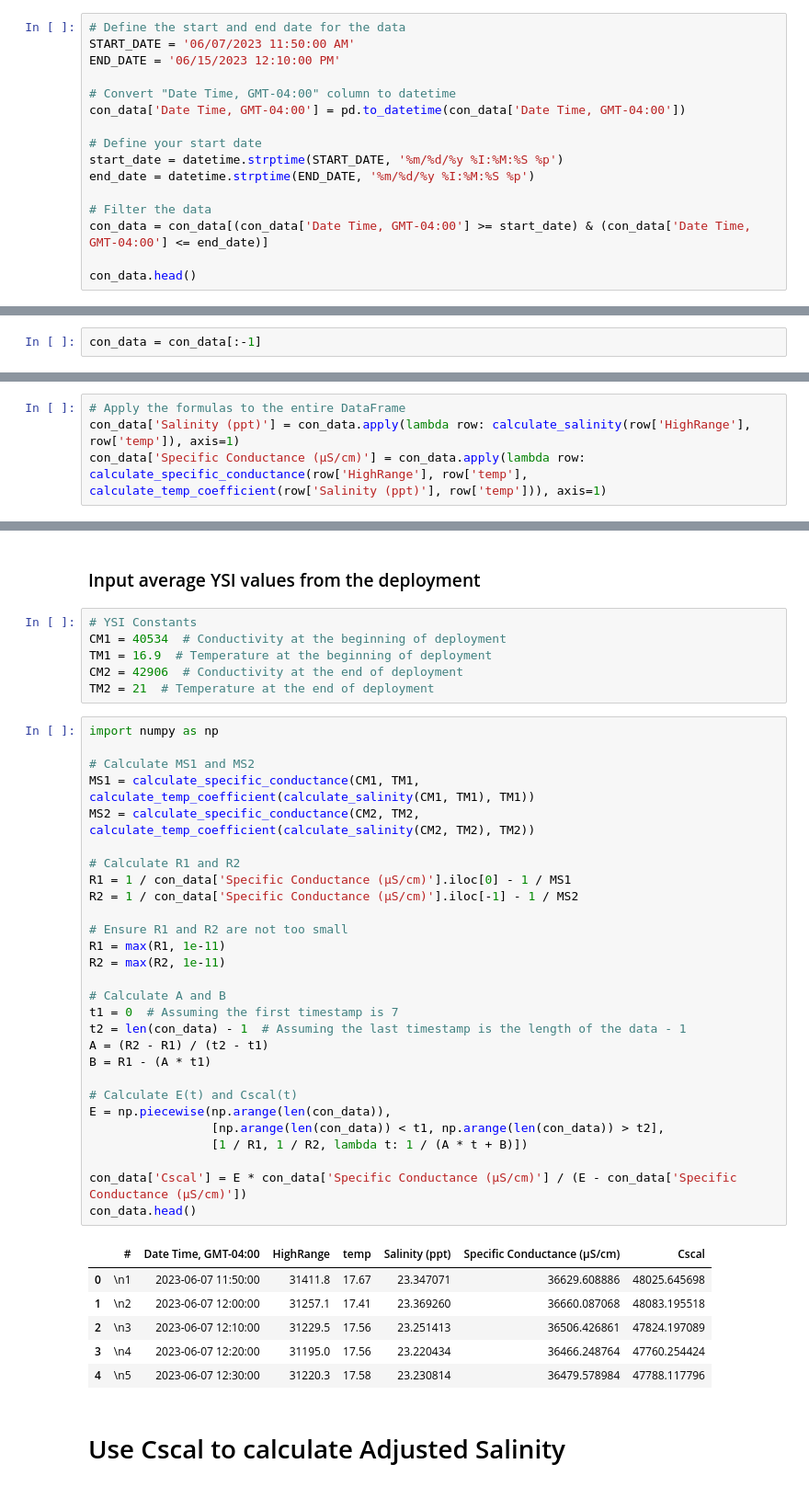
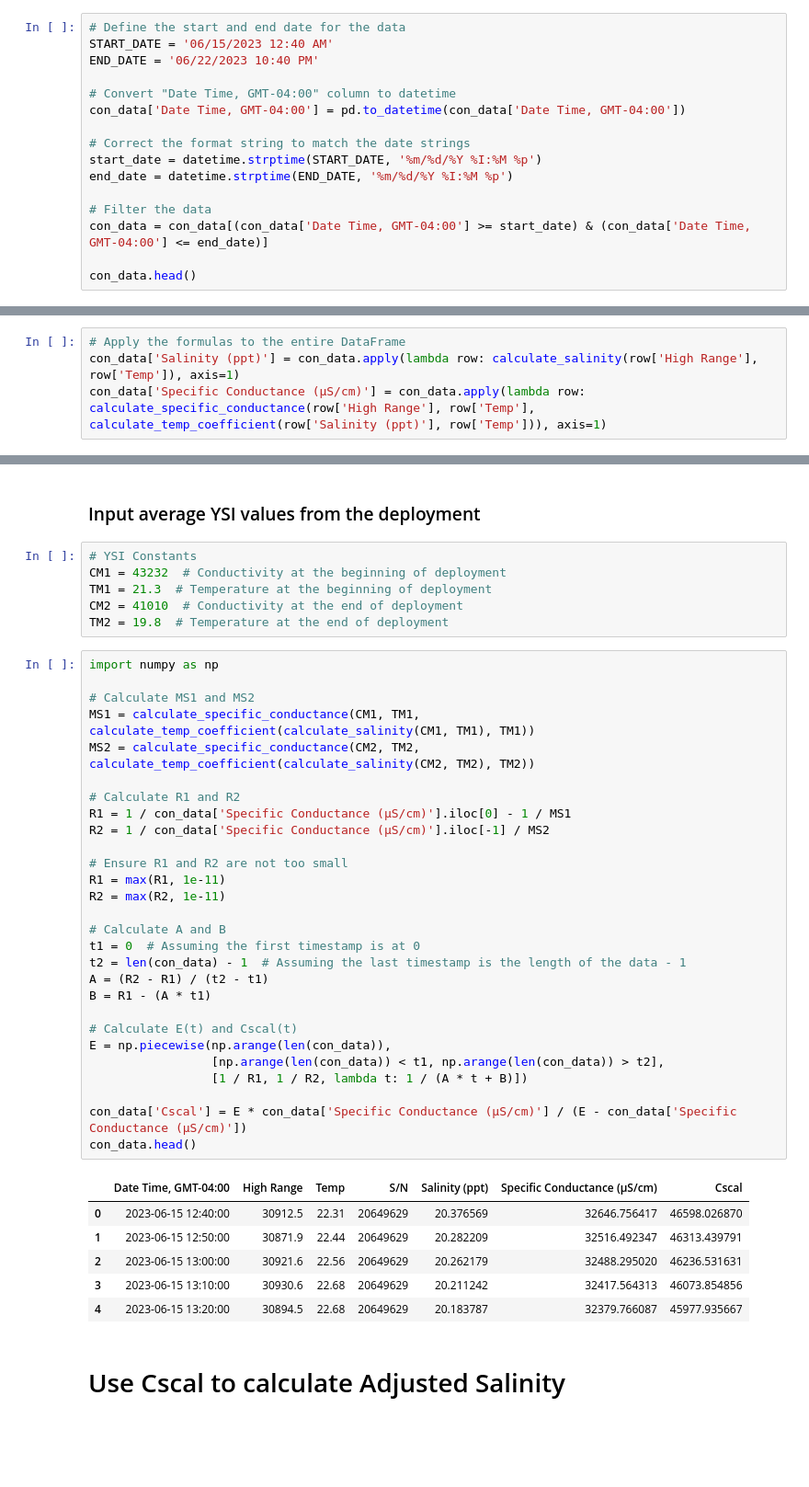
Before and after one commit to tnmygrwl/hoboware_emulator, a Jupyter notebook: hoboware_emulator.ipynb, the cells around one changed output, grey strips where cells are left out. Shown: that part at 92% size. Drawn from its saved outputs; the diff is of its cells as text; blank space fills up the shorter version.

Commit message:
feat: auto UTF-8/ISO detect, standardize cols; fix: bugs with date/time

```diff
--- a/hoboware_emulator.ipynb
+++ b/hoboware_emulator.ipynb
@@ -103,15 +135,15 @@ then set the START_DATE and END_DATE accordingly
 ### Skip running this cell if not needed
 # %%
 # Define the start and end date for the data
-START_DATE = '06/07/2023 11:50:00 AM'
-END_DATE = '06/15/2023 12:10:00 PM'
+START_DATE = '06/15/2023 12:40 AM'
+END_DATE = '06/22/2023 10:40 PM'
 
 # Convert "Date Time, GMT-04:00" column to datetime
 con_data['Date Time, GMT-04:00'] = pd.to_datetime(con_data['Date Time, GMT-04:00'])
 
-# Define your start date
-start_date = datetime.strptime(START_DATE, '%m/%d/%y %I:%M:%S %p')
-end_date = datetime.strptime(END_DATE, '%m/%d/%y %I:%M:%S %p')
+# Correct the format string to match the date strings
+start_date = datetime.strptime(START_DATE, '%m/%d/%Y %I:%M %p')
+end_date = datetime.strptime(END_DATE, '%m/%d/%Y %I:%M %p')
 
 # Filter the data
 con_data = con_data[(con_data['Date Time, GMT-04:00'] >= start_date) & (con_data['Date Time, GMT-04:00'] <= end_date)]
@@ -122,2 +153,0 @@ ValueError: time data '06/07/2023 11:50:00 AM' does not match format '%m/%d/%y %
-# %%
-con_data = con_data[:-1]
@@ -191,8 +220,8 @@ def calculate_specific_conductance(Ye, T, a):
 # Calculate uncalibrated Salinity and Specific Conductance from HighRange (Ye)
 # %%
 # Apply the formulas to the entire DataFrame
-con_data['Salinity (ppt)'] = con_data.apply(lambda row: calculate_salinity(row['HighRange'], row['temp']), axis=1)
-con_data['Specific Conductance (μS/cm)'] = con_data.apply(lambda row: calculate_specific_conductance(row['HighRange'], row['temp'], calculate_temp_coefficient(row['Salinity (ppt)'], row['temp'])), axis=1)
+con_data['Salinity (ppt)'] = con_data.apply(lambda row: calculate_salinity(row['High Range'], row['Temp']), axis=1)
+con_data['Specific Conductance (μS/cm)'] = con_data.apply(lambda row: calculate_specific_conductance(row['High Range'], row['Temp'], calculate_temp_coefficient(row['Salinity (ppt)'], row['Temp'])), axis=1)
 # %%
 con_data.head()
 # %% [output]
@@ -210,44 +239,44 @@ con_data.head()
 ### Input average YSI values from the deployment
 # %%
 # YSI Constants
-CM1 = 40534  # Conductivity at the beginning of deployment
-TM1 = 16.9  # Temperature at the beginning of deployment
-CM2 = 42906  # Conductivity at the end of deployment
-TM2 = 21  # Temperature at the end of deployment
+CM1 = 43232  # Conductivity at the beginning of deployment
+TM1 = 21.3  # Temperature at the beginning of deployment
+CM2 = 41010  # Conductivity at the end of deployment
+TM2 = 19.8  # Temperature at the end of deployment
 # %%
 import numpy as np
 
 # Calculate MS1 and MS2
 MS1 = calculate_specific_conductance(CM1, TM1, calculate_temp_coefficient(calculate_salinity(CM1, TM1), TM1))
 MS2 = calculate_specific_conductance(CM2, TM2, calculate_temp_coefficient(calculate_salinity(CM2, TM2), TM2))
 
 # Calculate R1 and R2
 R1 = 1 / con_data['Specific Conductance (μS/cm)'].iloc[0] - 1 / MS1
-R2 = 1 / con_data['Specific Conductance (μS/cm)'].iloc[-1] - 1 / MS2
+R2 = 1 / con_data['Specific Conductance (μS/cm)'].iloc[-1] / MS2
 
 # Ensure R1 and R2 are not too small
 R1 = max(R1, 1e-11)
 R2 = max(R2, 1e-11)
 
 # Calculate A and B
-t1 = 0  # Assuming the first timestamp is 7
+t1 = 0  # Assuming the first timestamp is at 0
 t2 = len(con_data) - 1  # Assuming the last timestamp is the length of the data - 1
 A = (R2 - R1) / (t2 - t1)
 B = R1 - (A * t1)
 
 # Calculate E(t) and Cscal(t)
 E = np.piecewise(np.arange(len(con_data)),
                  [np.arange(len(con_data)) < t1, np.arange(len(con_data)) > t2],
                  [1 / R1, 1 / R2, lambda t: 1 / (A * t + B)])
 
 con_data['Cscal'] = E * con_data['Specific Conductance (μS/cm)'] / (E - con_data['Specific Conductance (μS/cm)'])
 con_data.head()
 # %% [output]
-|  | # | Date Time, GMT-04:00 | HighRange | temp | Salinity (ppt) | Specific Conductance (μS/cm) | Cscal |
-| 0 | \n1 | 2023-06-07 11:50:00 | 31411.8 | 17.67 | 23.347071 | 36629.608886 | 48025.645698 |
-| 1 | \n2 | 2023-06-07 12:00:00 | 31257.1 | 17.41 | 23.369260 | 36660.087068 | 48083.195518 |
-| 2 | \n3 | 2023-06-07 12:10:00 | 31229.5 | 17.56 | 23.251413 | 36506.426861 | 47824.197089 |
-| 3 | \n4 | 2023-06-07 12:20:00 | 31195.0 | 17.56 | 23.220434 | 36466.248764 | 47760.254424 |
-| 4 | \n5 | 2023-06-07 12:30:00 | 31220.3 | 17.58 | 23.230814 | 36479.578984 | 47788.117796 |
+|  | Date Time, GMT-04:00 | High Range | Temp | S/N | Salinity (ppt) | Specific Conductance (μS/cm) | Cscal |
+| 0 | 2023-06-15 12:40:00 | 30912.5 | 22.31 | 20649629 | 20.376569 | 32646.756417 | 46598.026870 |
+| 1 | 2023-06-15 12:50:00 | 30871.9 | 22.44 | 20649629 | 20.282209 | 32516.492347 | 46313.439791 |
+| 2 | 2023-06-15 13:00:00 | 30921.6 | 22.56 | 20649629 | 20.262179 | 32488.295020 | 46236.531631 |
+| 3 | 2023-06-15 13:10:00 | 30930.6 | 22.68 | 20649629 | 20.211242 | 32417.564313 | 46073.854856 |
+| 4 | 2023-06-15 13:20:00 | 30894.5 | 22.68 | 20649629 | 20.183787 | 32379.766087 | 45977.935667 |
 # %% [markdown]
 # Use Cscal to calculate Adjusted Salinity
```
Also changed, not shown: parts of 34 cells of this notebook.
